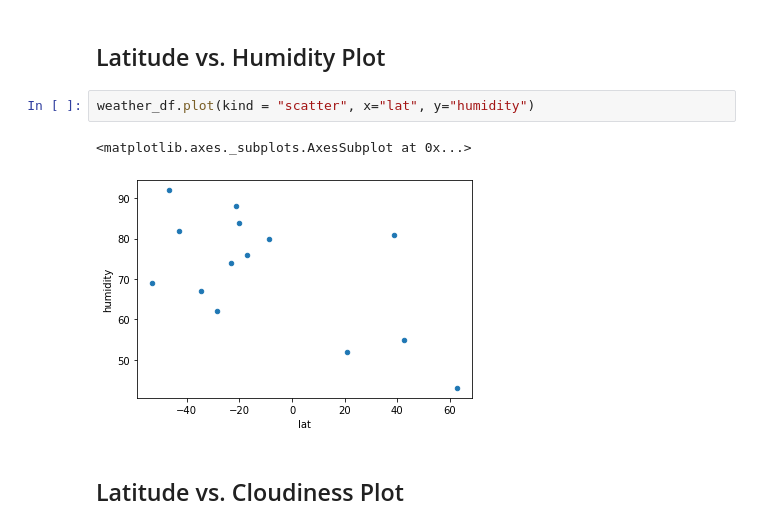
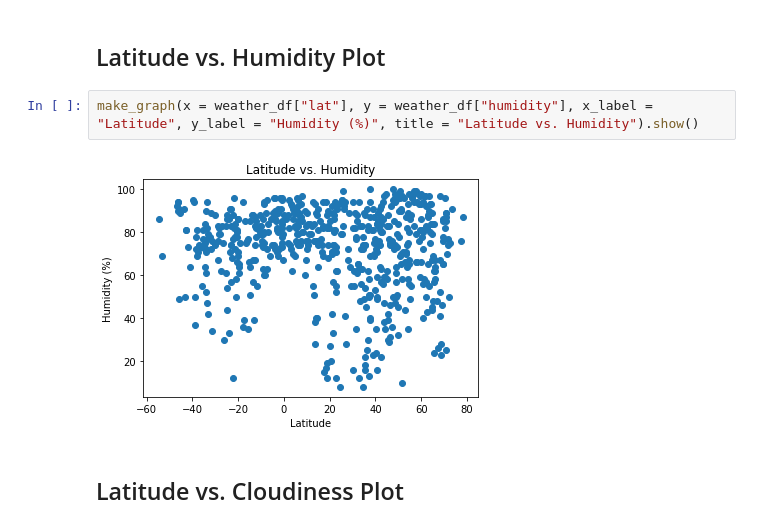
Before and after one commit to engeljason/web_api_playground, a Jupyter notebook: WeatherPy/WeatherPy.ipynb, the cells around one changed output. Drawn from its saved outputs; the diff is of its cells as text.

```diff
--- a/WeatherPy/WeatherPy.ipynb
+++ b/WeatherPy/WeatherPy.ipynb
@@ -173,9 +120,8 @@ weather_df.plot(kind = "scatter", x="lat", y="max_temp")
 # %% [markdown]
 ## Latitude vs. Humidity Plot
-# %%
-weather_df.plot(kind = "scatter", x="lat", y="humidity")
-# %% [output]
-<matplotlib.axes._subplots.AxesSubplot at 0x...>
-[figure, removed]
+# %%
+make_graph(x = weather_df["lat"], y = weather_df["humidity"], x_label = "Latitude", y_label = "Humidity (%)", title = "Latitude vs. Humidity").show()
+# %% [output]
+[figure, added]
 # %% [markdown]
 ## Latitude vs. Cloudiness Plot
```
Also changed, not shown: parts of 33 cells of this notebook, 1 other file.
